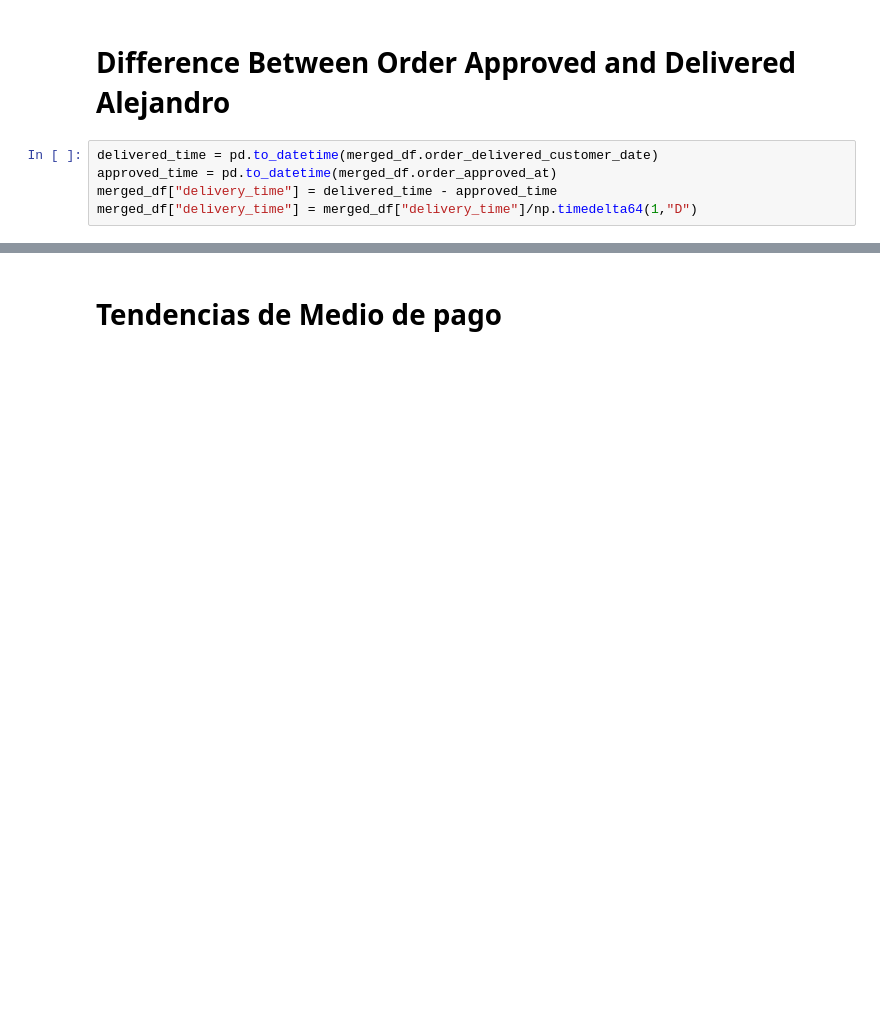
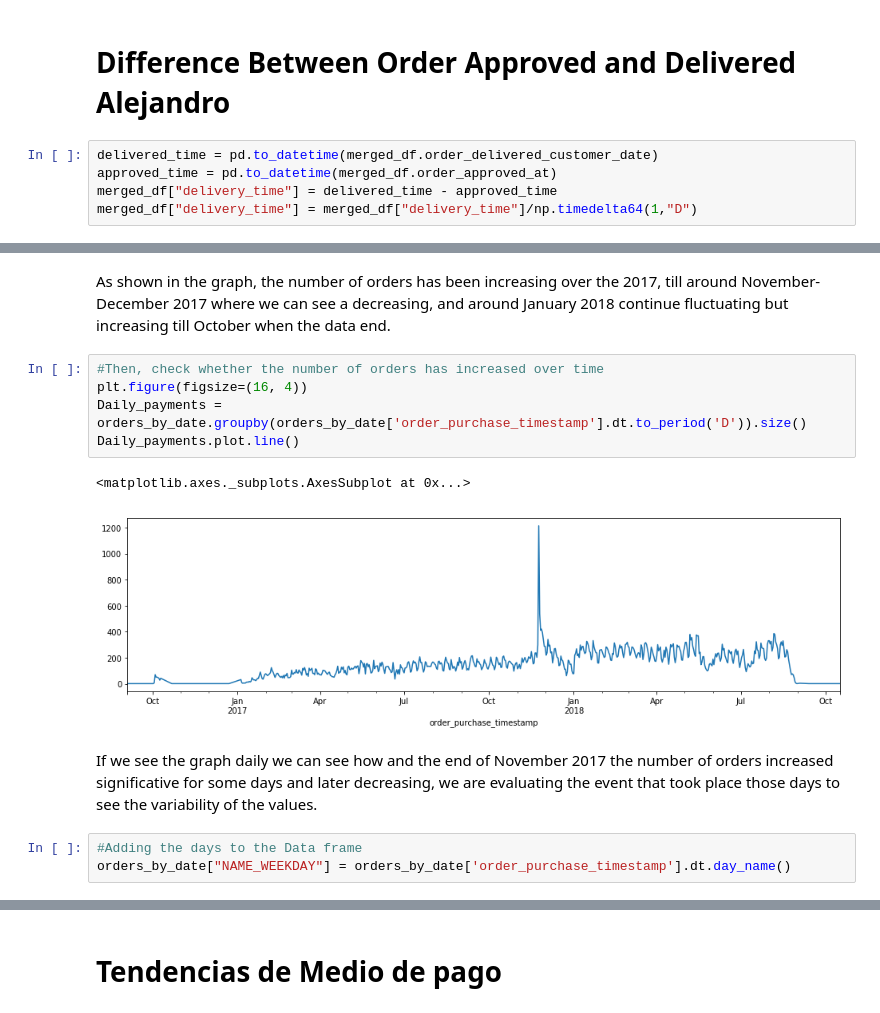
Before and after one commit to ximenarios/DS4AProject, a Jupyter notebook: brazilian_ximena.ipynb, the cells around one changed output, grey strips where cells are left out. Drawn from its saved outputs; the diff is of its cells as text; blank space fills up the shorter version.

```diff
--- a/brazilian_ximena.ipynb
+++ b/brazilian_ximena.ipynb
@@ -304,0 +344,15 @@ delivery_time_df[["product_category_name", "order_delivered_customer_date", "ord
+# %% [markdown]
+As shown in the graph, the number of orders has been increasing over the 2017, till around November-December 2017 where we can see a decreasing, and around January 2018 continue fluctuating but increasing till October when the data end.
+# %%
+#Then, check whether the number of orders has increased over time
+plt.figure(figsize=(16, 4))
+Daily_payments = orders_by_date.groupby(orders_by_date['order_purchase_timestamp'].dt.to_period('D')).size()
+Daily_payments.plot.line()
+# %% [output]
+<matplotlib.axes._subplots.AxesSubplot at 0x...>
+[figure, added]
+# %% [markdown]
+If we see the graph daily we can see how and the end of November 2017 the number of orders increased significative for some days and later decreasing, we are evaluating the event that took place those days to see the variability of the values.
+# %%
+#Adding the days to the Data frame
+orders_by_date["NAME_WEEKDAY"] = orders_by_date['order_purchase_timestamp'].dt.day_name()
```
Also changed, not shown: parts of 44 cells of this notebook, 1 other file.
